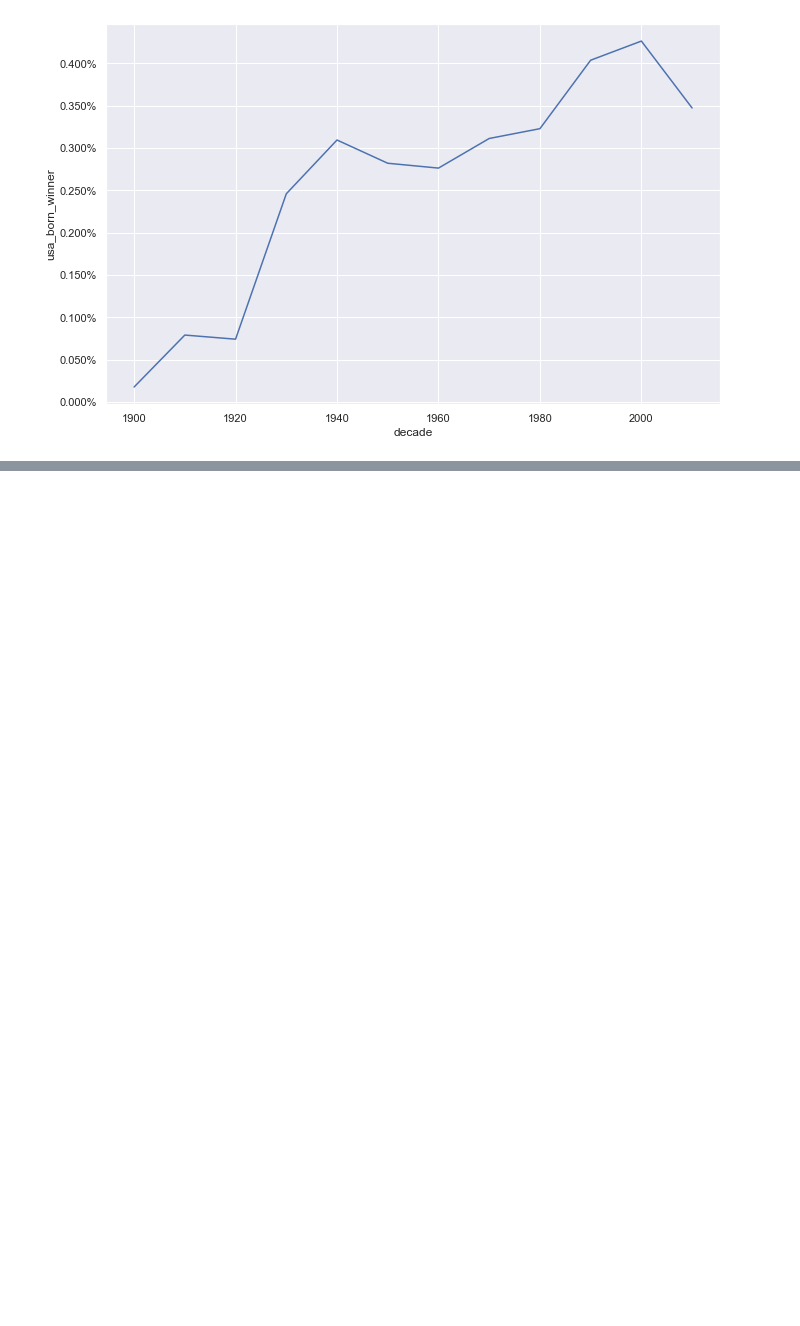
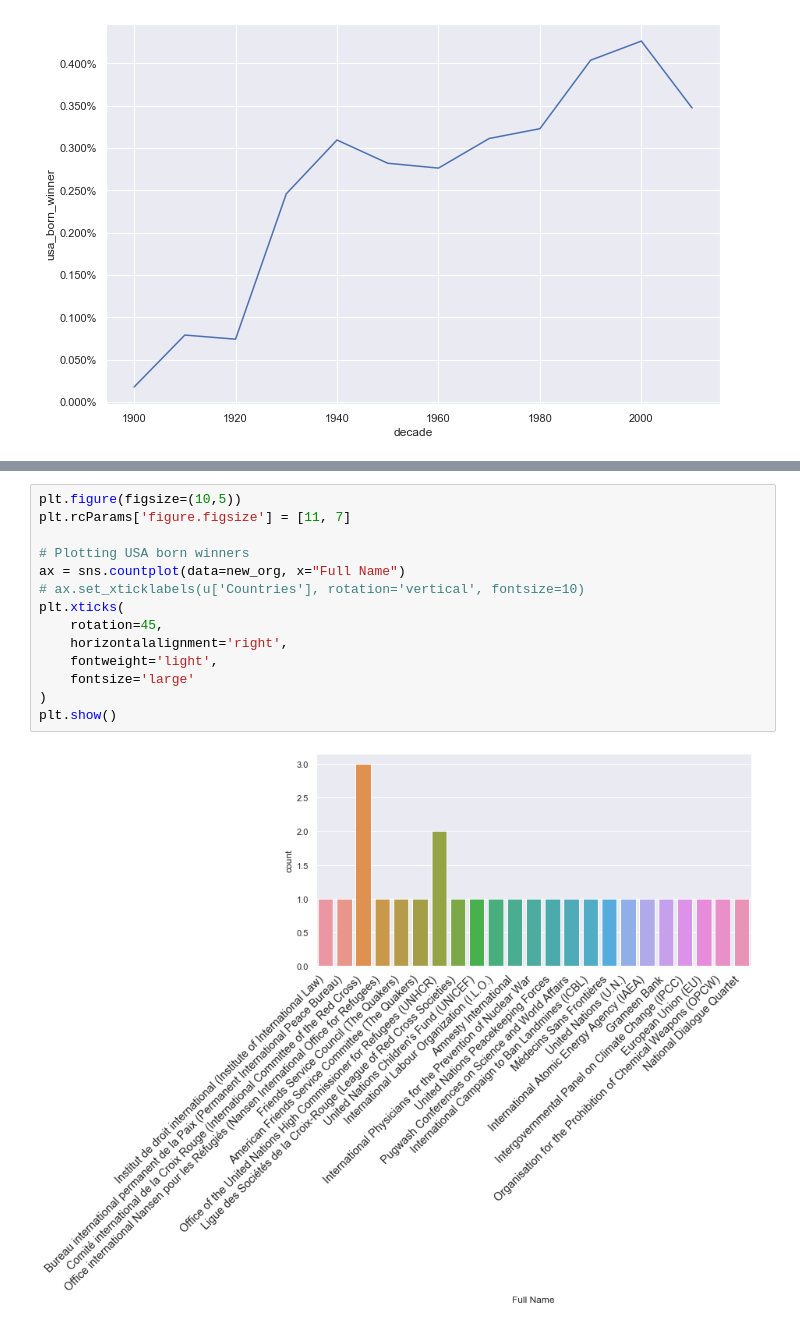
Before and after one commit to RamyR/DE-Project, a Jupyter notebook: noble_prize.ipynb, the cells around one changed output, grey strips where cells are left out. Cells and saved outputs as stored; diff of their text form; blank space fills up the shorter version.

Commit message:
visualization_2

```diff
--- a/noble_prize.ipynb
+++ b/noble_prize.ipynb
@@ -189,0 +220,16 @@ ax.yaxis.set_major_formatter(PercentFormatter())
+# %%
+plt.figure(figsize=(10,5))
+plt.rcParams['figure.figsize'] = [11, 7]
+
+# Plotting USA born winners
+ax = sns.countplot(data=new_org, x="Full Name")
+# ax.set_xticklabels(u['Countries'], rotation='vertical', fontsize=10)
+plt.xticks(
+    rotation=45,
+    horizontalalignment='right',
+    fontweight='light',
+    fontsize='large'
+)
+plt.show()
+# %% [output]
+[figure, added]
```
Also changed, not shown: parts of 10 cells of this notebook.
